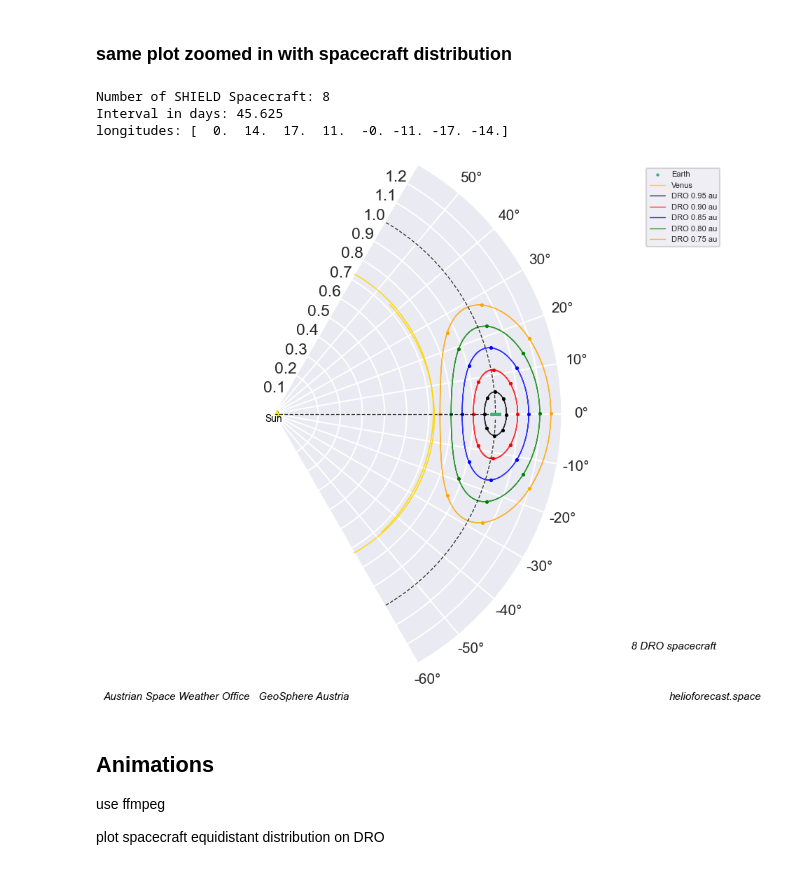
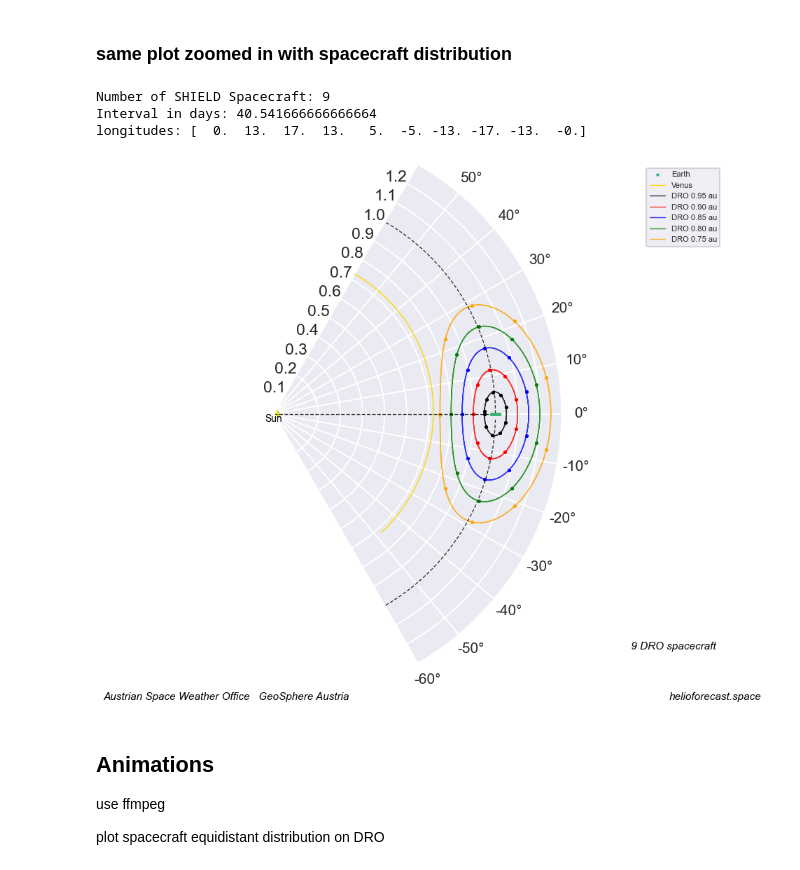
Before and after one commit to cmoestl/dro_orbits, a Jupyter notebook: dro.ipynb, the cells around one changed output. Drawn from its saved outputs; the diff is of its cells as text; code cells hidden in the pictures.

```diff
--- a/dro.ipynb
+++ b/dro.ipynb
@@ -135,10 +137,10 @@ download_if_not_exist(url,filepath)
 
 #use two arbitray years for the planets
 start=datetime.datetime(2033,1,1)
-end=datetime.datetime(2035,1,1)
+end=datetime.datetime(2034,1,1)
 
 times = []
-dt=24 #time resolution for planets is 1 day
+dt=12 #time resolution for planets is 1 day
 # Generate datetimes with increments of dt hours until the end date
 current = start
 while current <= end:
@@ -828,7 +850,7 @@ plt.savefig('results/dro_all_polar.png', dpi=300,bbox_inches='tight')
 ##plot spacecraft equidistant distribution on DRO
 
 #number of SHIELD spacecraft
-nr_sc=8
+nr_sc=9
 t_all=365*1*24 # all time datapoints ****** need to set global time resolution better
 interval=int(np.round(t_all/nr_sc)) #to nearest day **** to coarse, needs hours for 0.95 au case
 #indices of shield spacecraft equidistant in time over 1 year
@@ -874,37 +896,37 @@ ax.scatter(dro_lon5[shield_i], dro_r5[shield_i],c='orange', marker='o',s=5)
 ax.plot(np.deg2rad(np.arange(0,360)),np.zeros(360)+1,lw=1,alpha=0.8,linestyle='--',c='black', marker=None)
 ax.plot(np.zeros(11),np.arange(0,1.1,0.1),c='k',lw=1,alpha=0.8,linestyle='--')
 
 
 
 
 degrees = np.arange(-60,60,10)
 ax.set_xticks(np.radians(degrees))
 ax.set_xticklabels([f'{d}°' for d in degrees], fontsize=15)
 
 ax.set_rgrids(np.arange(0.2,1.5,0.1),('0.1','0.2','0.3','0.4','0.5','0.6','0.7','0.8','0.9','1.0','1.1','1.2','1.3'),angle=50, fontsize=10)
 
 
 ax.set_theta_zero_location('E')
 ax.set_thetamin(60)      # Start angle in degrees
 ax.set_thetamax(-60)
 ##plt.title('Planet and simulated DRO positions 2028 Jan 1 - 2030 Jan 1')
 ax.set_ylim(0, 1.3)
 
 
 ax.legend(bbox_to_anchor=(0.95, 1), loc='upper left',fontsize=8)
 plt.figtext(0.8,0.1,f' {nr_sc} DRO spacecraft', color='black', ha='left',fontsize=fsize-4, style='italic')
 plt.figtext(0.05,0.01,'Austrian Space Weather Office   GeoSphere Austria', color='black', ha='left',fontsize=fsize-4, style='italic')
 plt.figtext(0.99,0.01,'helioforecast.space', color='black', ha='right',fontsize=fsize-4, style='italic')
 
 plt.tight_layout()
 
 
 plt.savefig(f'results/dro_all_polar_zoom_{nr_sc}.png', dpi=300,bbox_inches='tight')
 # %% [output]
-Number of SHIELD Spacecraft: 8
-Interval in days: 45.625
-longitudes: [  0.  14.  17.  11.  -0. -11. -17. -14.]
+Number of SHIELD Spacecraft: 9
+Interval in days: 40.541666666666664
+longitudes: [  0.  13.  17.  13.   5.  -5. -13. -17. -13.  -0.]
-[figure, old version]
+[figure, new version]
 # %% [markdown]
 ## Animations
 use ffmpeg
```
Also changed, not shown: parts of 15 cells of this notebook, 11 other files.
